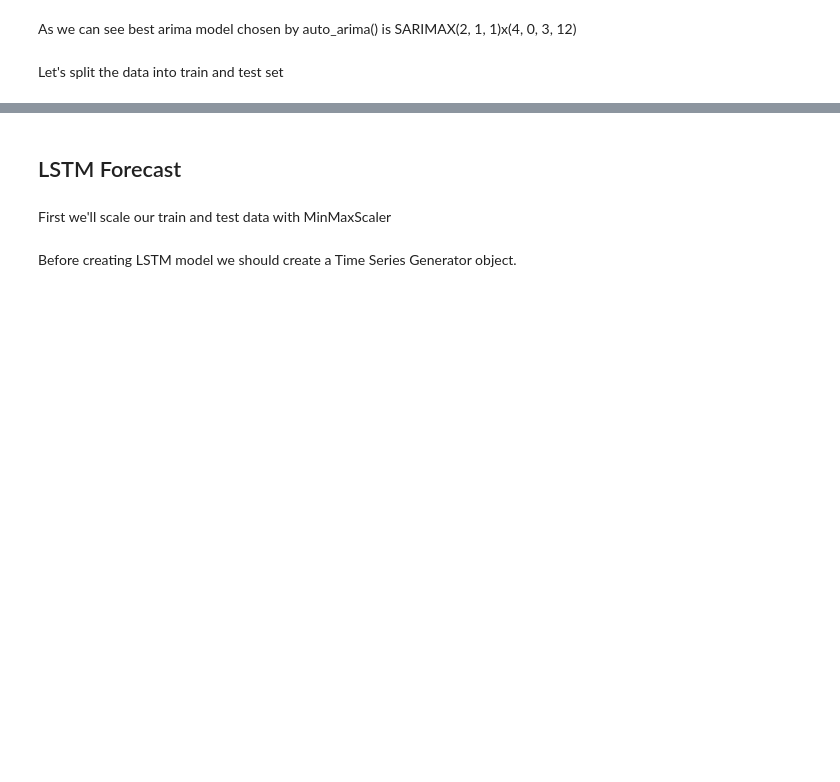
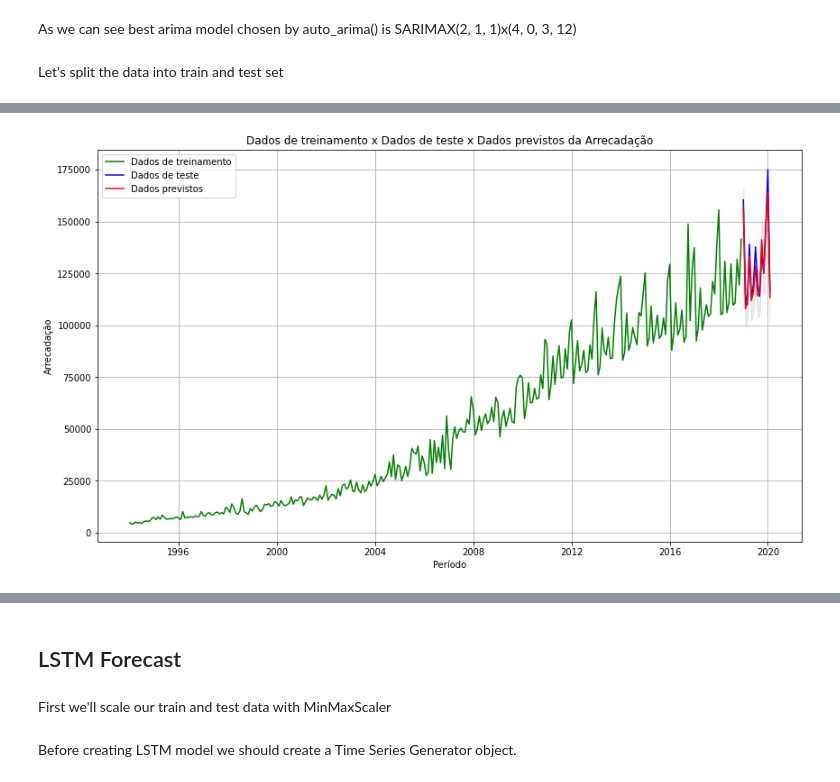
Before and after one commit to mmbs1989/TCC-PUCMINAS, a Jupyter notebook: Notebook_TCC_PUC.ipynb, the cells around one changed output, grey strips where cells are left out. Drawn from its saved outputs; the diff is of its cells as text; code cells hidden in the pictures; blank space fills up the shorter version.

```diff
--- a/Notebook_TCC_PUC.ipynb
+++ b/Notebook_TCC_PUC.ipynb
@@ -528,0 +492,17 @@ Mean: 54008.87898089172
+# %%
+#Plotagem dos dados de treinamento, teste e previsão
+plt.figure(figsize=(14,8))
+plt.title('Dados de treinamento x Dados de teste x Dados previstos da Arrecadação')
+plt.plot(dfarrec_train['arrec'], color='green', label = 'Dados de treinamento')
+plt.plot(dfarrec_test['arrec'], color = 'blue', label = 'Dados de teste')
+plt.fill_between(dfarrec_test.index, conf_int[1][:,0], conf_int[1][:,1],
+                 color='k', alpha=.08)
+plt.plot(forecast_arima['Prediction'], color = 'red', label = 'Dados previstos')
+plt.xlabel('Período')
+plt.ylabel('Arrecadação')
+plt.legend()
+plt.grid(True)
+#plt.savefig('arima1.pdf')
+plt.show()
+# %% [output]
+[figure, added]
```
Also changed, not shown: parts of 16 cells of this notebook.
